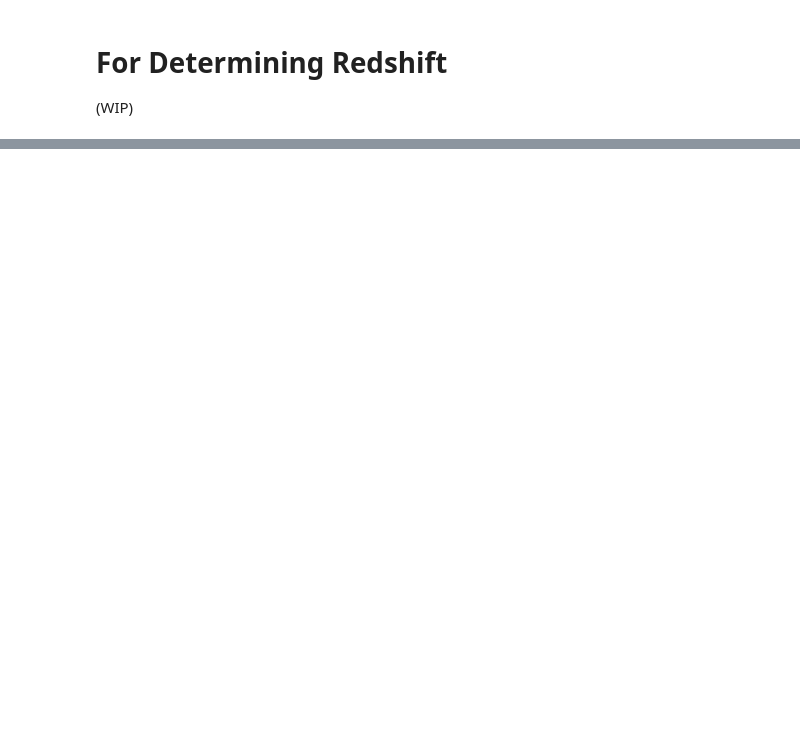
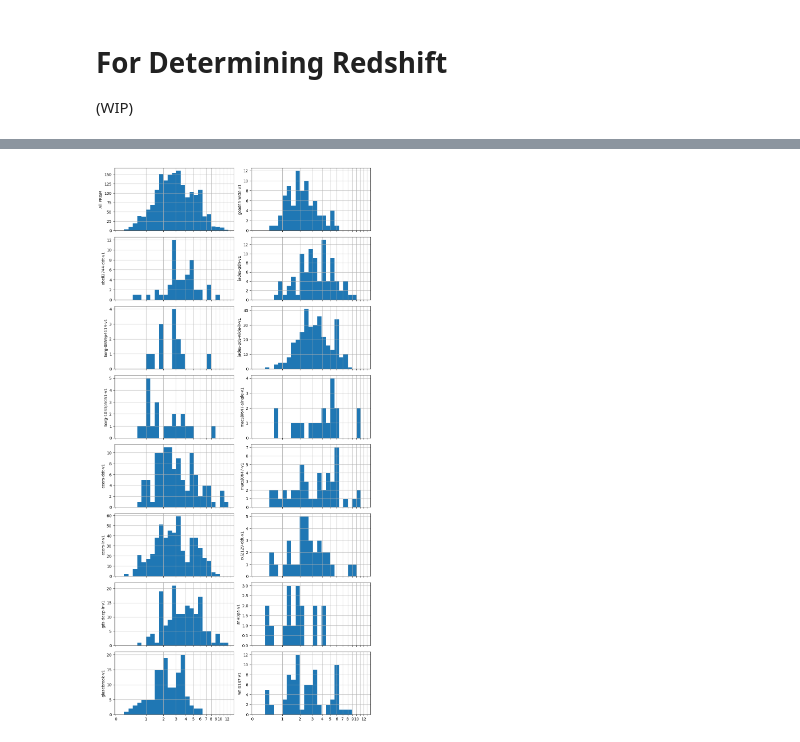
Before and after one commit to sfremy/my-eazy-jwst, a Jupyter notebook: scripts/spectra_analysis.ipynb, the cells around one changed output, grey strips where cells are left out. Cells and saved outputs as stored; diff of their text form; code cells hidden in the pictures; blank space fills up the shorter version.

```diff
--- a/scripts/spectra_analysis.ipynb
+++ b/scripts/spectra_analysis.ipynb
@@ -32,0 +31,49 @@ ImportError: cannot import name '_transition_to_rng' from 'scipy._lib._util' (/L
+# %%
+nrs = utils.read_catalog(BASE_URL + 'nirspec_graded_v0.ecsv', format='ascii.ecsv')
+# %%
+robust_prism = (nrs['grating'] == 'PRISM') & (nrs['grade'] == 3)
+
+roots = utils.Unique(nrs['root'][robust_prism], verbose=False)
+
+nx = 2
+ny = int(np.ceil((len(roots) + 1) / 2))
+
+sx = 2.5
+
+fig, axes = plt.subplots(ny,nx,sharex=True, sharey=False, figsize=(nx*sx*2, ny*sx))
+
+lnz = np.log(1+nrs['z'])
+
+bins = utils.log_zgrid([0.1, 13], 0.1)
+
+xtv = [0,1,2,3,4,5,6,7,8,9,10,11,12,13]
+xtl = [0,1,2,3,4,5,6,7,8,9,10,'',12,'']
+
+_ = axes[0][0].hist(lnz[robust_prism], bins=np.log(1+bins))
+axes[0][0].set_ylabel('All PRISM')
+axes[0][0].grid()
+
+count = 0
+
+for root in roots.values:
+    count += 1
+    i = count // ny
+    j = count - ny*i
+
+    _ = axes[j][i].hist(lnz[robust_prism][roots[root]], bins=np.log(1+bins))
+    axes[j][i].set_ylabel(root)
+    axes[j][i].grid()
+
+axes[j][i].set_xticks(np.log(1+np.array(xtv)))
+axes[j][i].set_xticklabels(xtl)
+
+for last in range(count*1, nx*ny-1):
+    count += 1
+    i = count // ny
+    j = count - ny*i
+
+    _ = axes[j][i].axis('off')
+
+_ = fig.tight_layout(pad=1)
+# %% [output]
+[figure, added]
```
Also changed, not shown: parts of 4 cells of this notebook.
